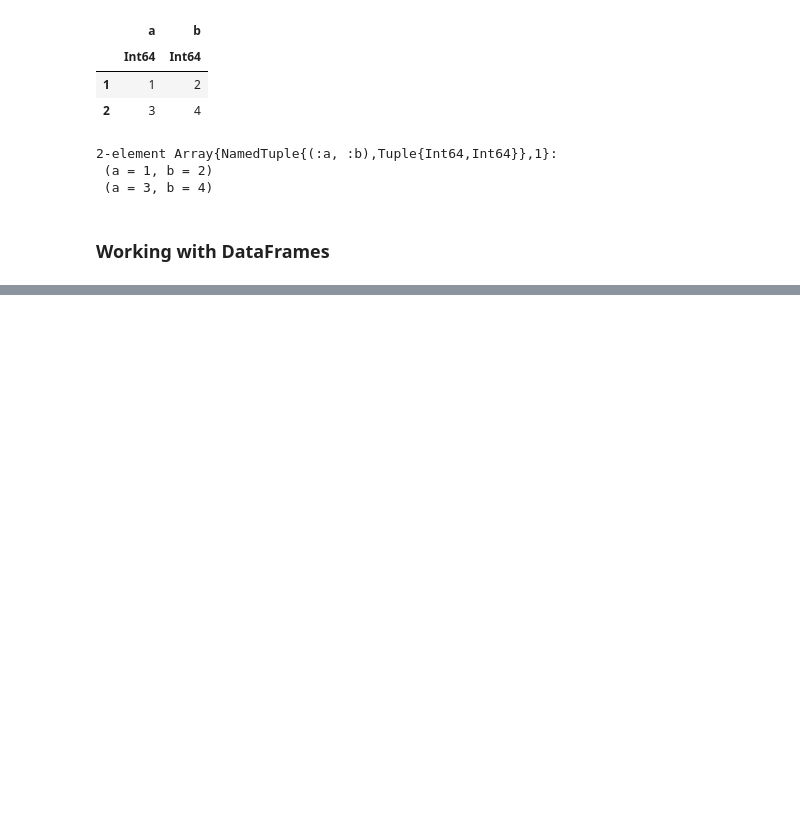
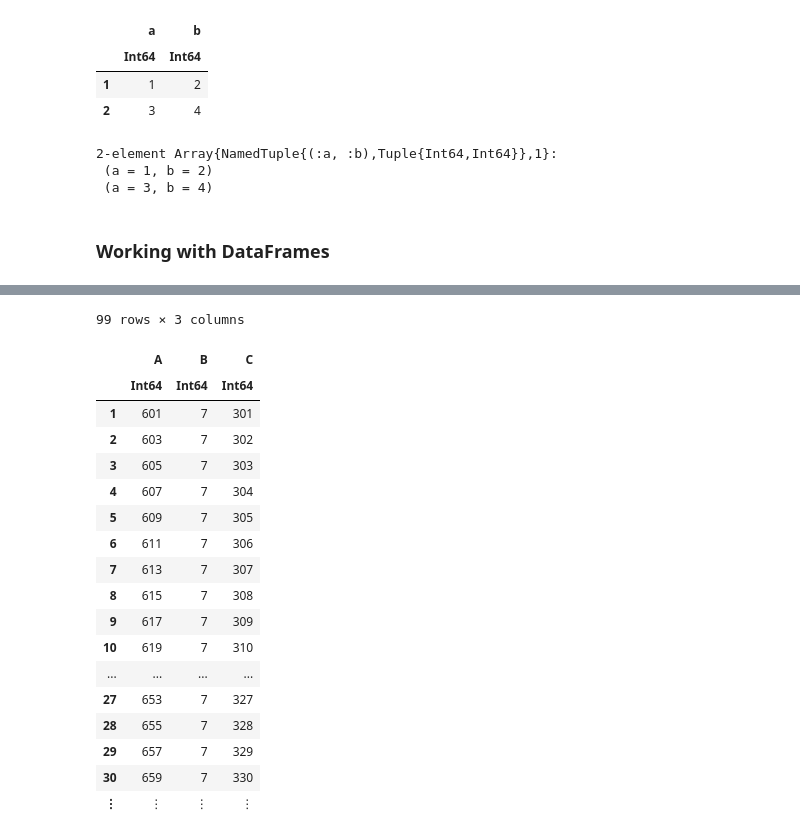
Before and after one commit to damiansp/julia, a Jupyter notebook: dsDocs/DataFrames/gettingstarted.jl.ipynb, the cells around one changed output, grey strips where cells are left out. Saved outputs shown, nothing was run; the diff lists cells and outputs as text; code cells hidden in the pictures; blank space fills up the shorter version.

```diff
--- a/dsDocs/DataFrames/gettingstarted.jl.ipynb
+++ b/dsDocs/DataFrames/gettingstarted.jl.ipynb
@@ -131,0 +299,22 @@ Tables.rowtable(df)
+# %%
+df[(df.A .> 500) .& (300 .< df.C .< 400), :]
+# %% [output]
+99 rows × 3 columns
+|  | A | B | C |
+|  | Int64 | Int64 | Int64 |
+| 1 | 601 | 7 | 301 |
+| 2 | 603 | 7 | 302 |
+| 3 | 605 | 7 | 303 |
+| 4 | 607 | 7 | 304 |
+| 5 | 609 | 7 | 305 |
+| 6 | 611 | 7 | 306 |
+| 7 | 613 | 7 | 307 |
+| 8 | 615 | 7 | 308 |
+| 9 | 617 | 7 | 309 |
+| 10 | 619 | 7 | 310 |
+| ... | ... | ... | ... |
+| 27 | 653 | 7 | 327 |
+| 28 | 655 | 7 | 328 |
+| 29 | 657 | 7 | 329 |
+| 30 | 659 | 7 | 330 |
+| ⋮ | ⋮ | ⋮ | ⋮ |
```
Also changed, not shown: parts of 17 cells of this notebook.
